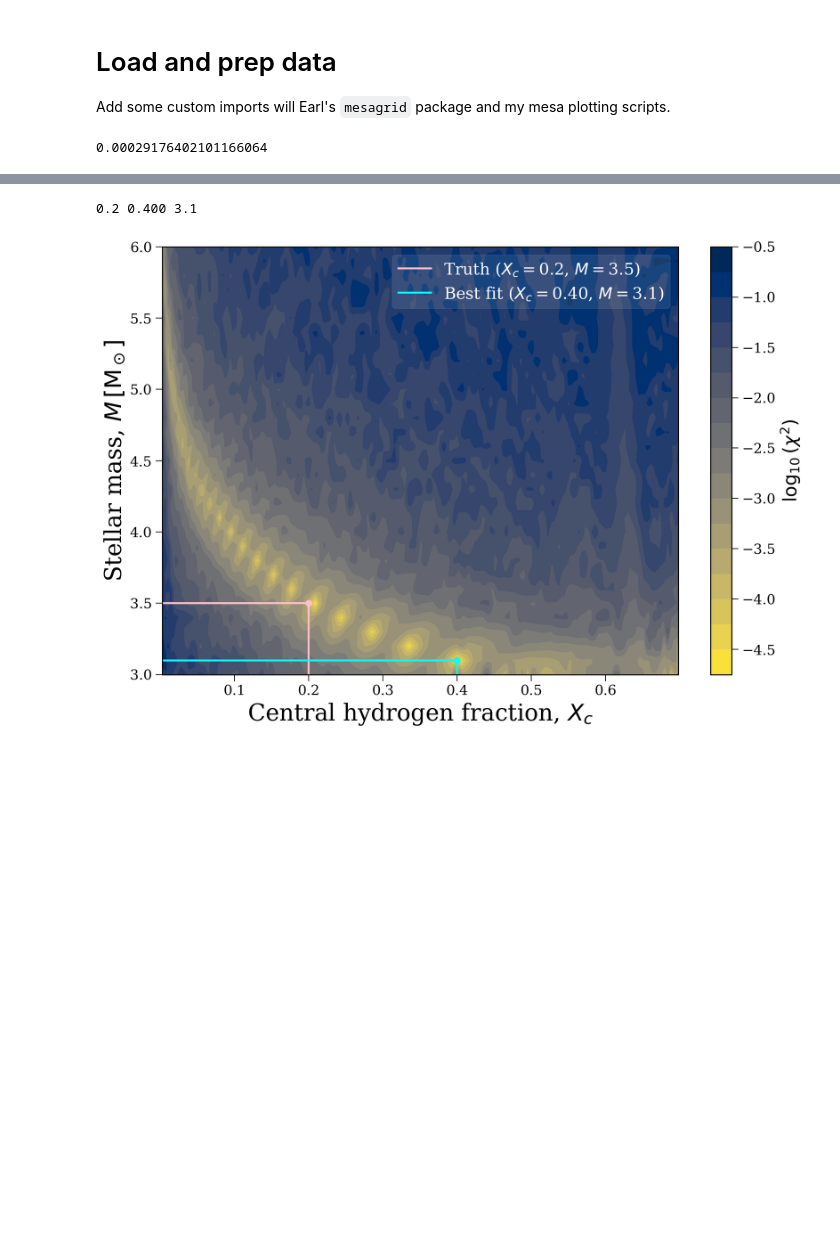
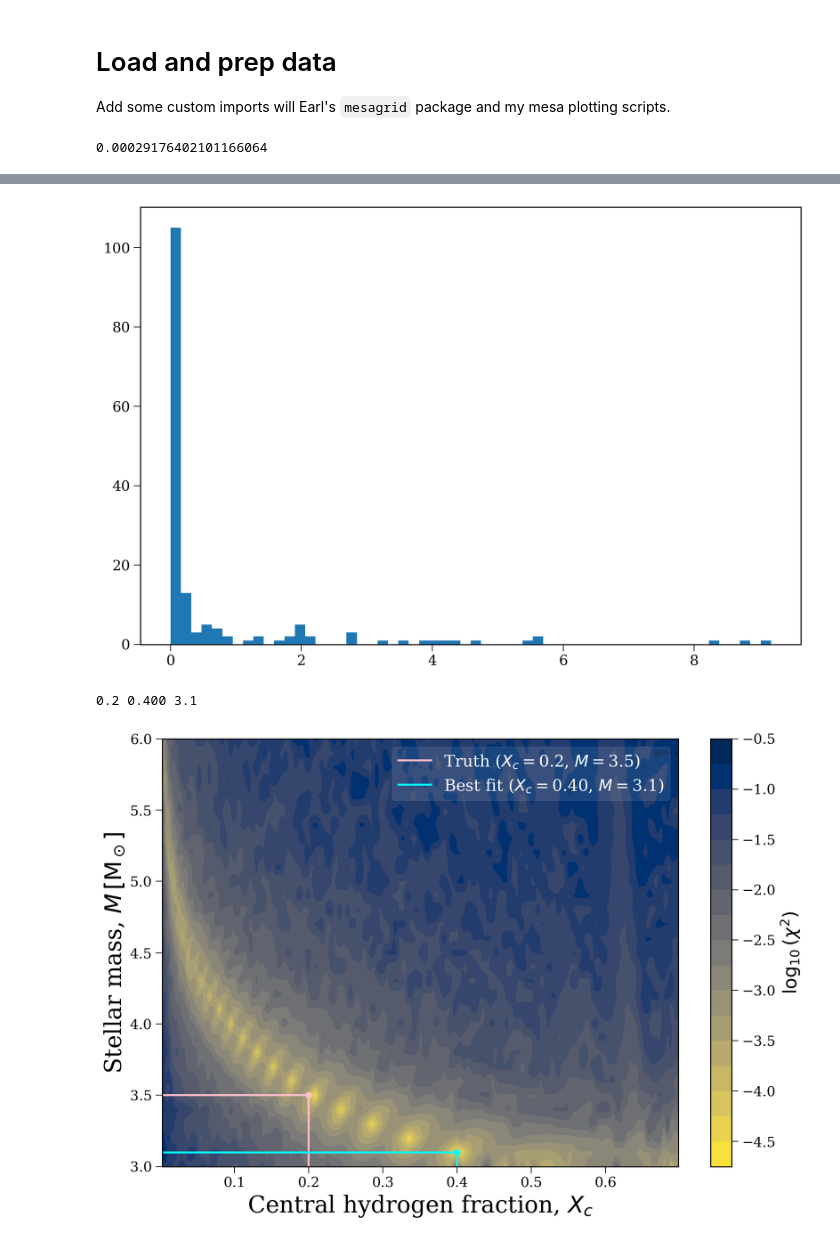
Before and after one commit to TomWagg/mass-gainer-seismology, a Jupyter notebook: notebooks/fitting.ipynb, the cells around one changed output, grey strips where cells are left out. Drawn from its saved outputs; the diff is of its cells as text; code cells hidden in the pictures; blank space fills up the shorter version.

```diff
--- a/notebooks/fitting.ipynb
+++ b/notebooks/fitting.ipynb
@@ -306 +318,7 @@ def plot_chis(chis, X_c, truth_col='pink', best_fit_col='cyan'):
+# %%
+test = np.asarray(chis[0])
+plt.hist(test[test < 1e9], bins="fd")
+plt.show()
+# %% [output]
+[figure, added]
 # %%
```
Also changed, not shown: parts of 6 cells of this notebook, 3 other files.
